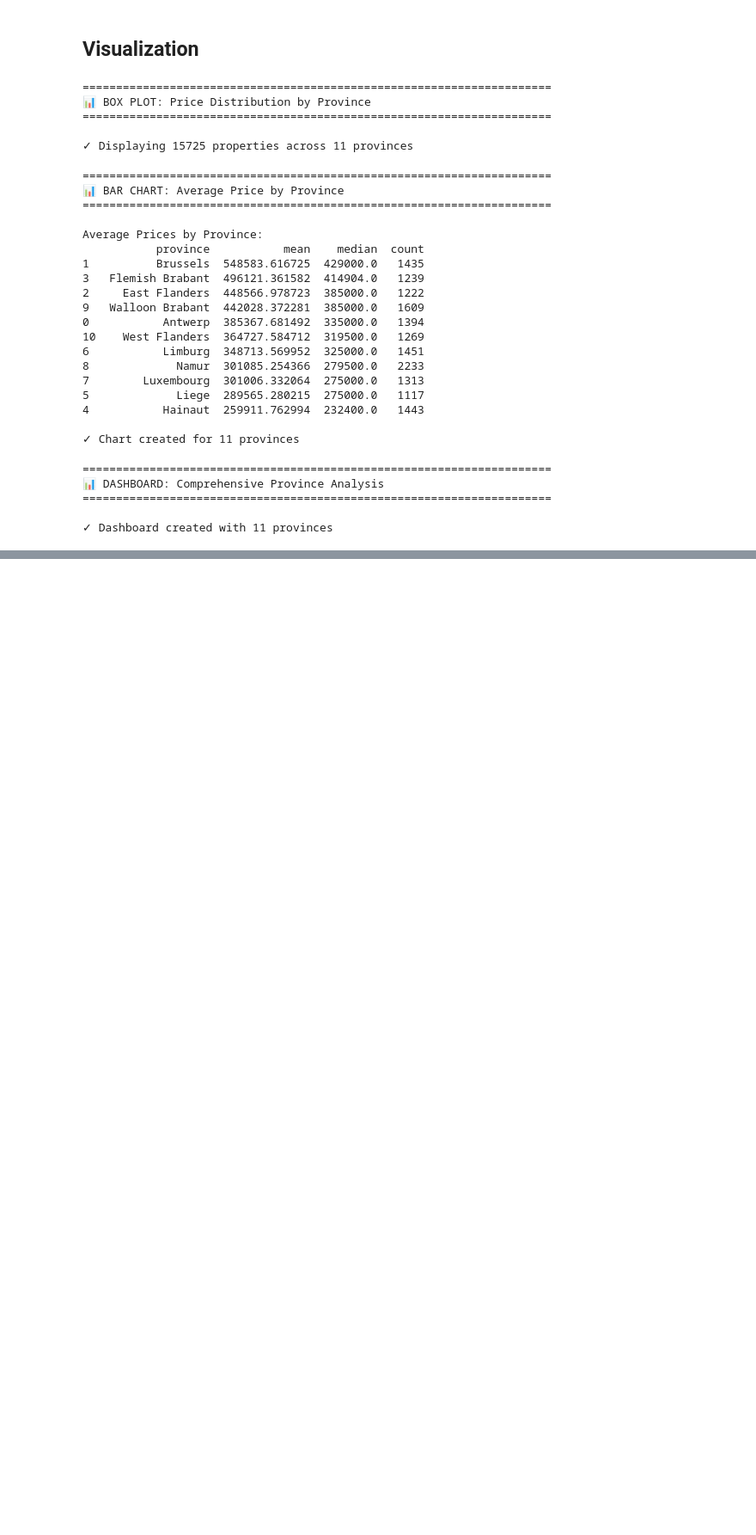
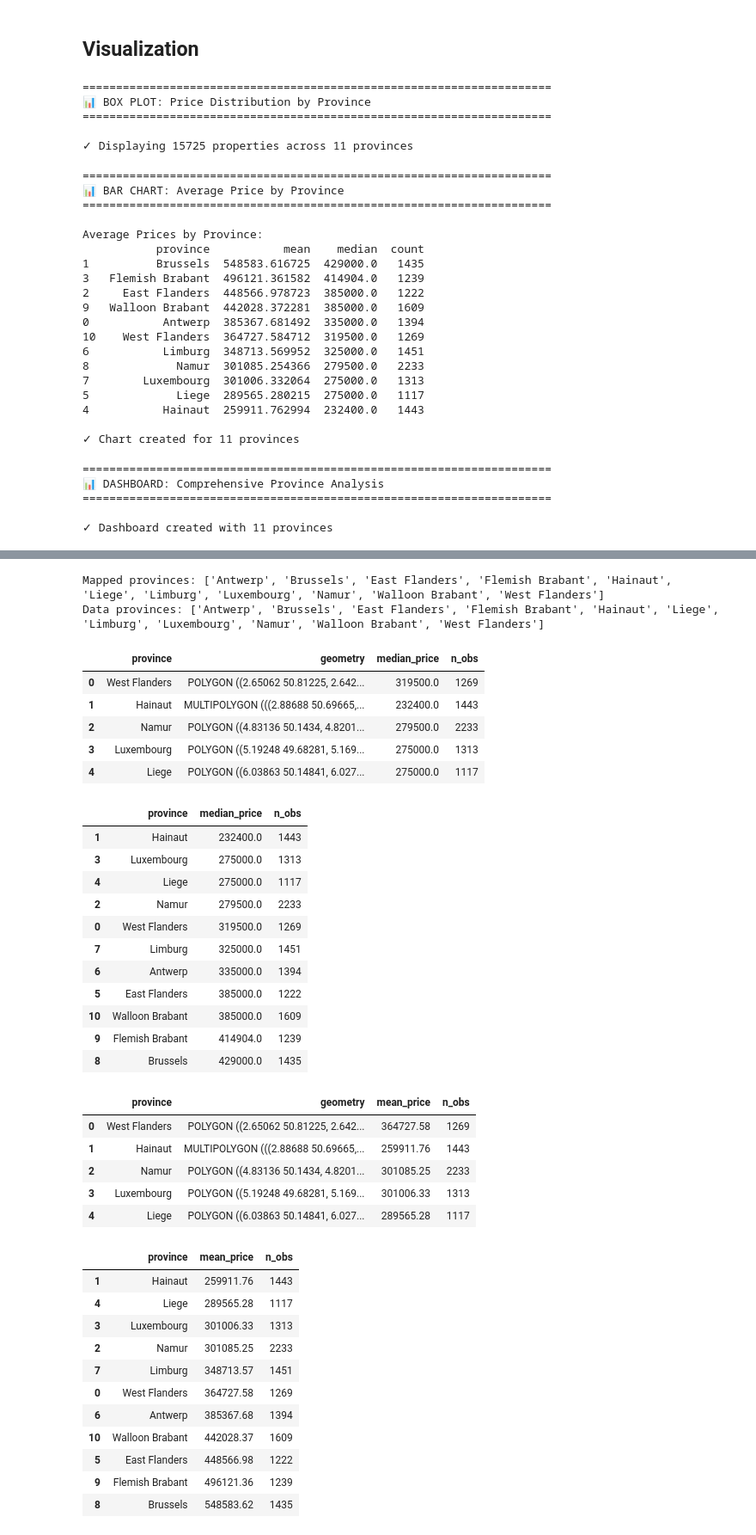
Before and after one commit to briguszmigusz/immo-eliza-data-analysis, a Jupyter notebook: analysis/astha/data_cleaning_visualization.ipynb, the cells around one changed output, grey strips where cells are left out. Shown at 86% size. Saved outputs shown, nothing was run; the diff lists cells and outputs as text; code cells hidden in the pictures; blank space fills up the shorter version.

```diff
--- a/analysis/astha/data_cleaning_visualization.ipynb
+++ b/analysis/astha/data_cleaning_visualization.ipynb
@@ -633,0 +698,75 @@ print(f"\n✓ Dashboard created with {len(stats)} provinces")
+# %%
+# Load the map and harmonise province names
+
+# Load Natural-Earth provinces in Belgium
+provinces_map = gpd.read_file(url).query("iso_a2 == 'BE'")[["name_en", "geometry"]]
+
+# Rename column to match our data
+provinces_map = provinces_map.rename(columns={"name_en": "province"})
+
+# Spelling fixes so names == province_summary
+name_fix = {
+    "Liège": "Liege",
+    "Brussels Capital": "Brussels",
+}
+provinces_map["province"] = provinces_map["province"].replace(name_fix)
+
+# Testing
+print("Mapped provinces:", sorted(provinces_map["province"].unique()))
+print("Data provinces:", sorted(province_median_summary["province"].unique()))
+# %% [output]
+Mapped provinces: ['Antwerp', 'Brussels', 'East Flanders', 'Flemish Brabant', 'Hainaut', 'Liege', 'Limburg', 'Luxembourg', 'Namur', 'Walloon Brabant', 'West Flanders']
+Data provinces: ['Antwerp', 'Brussels', 'East Flanders', 'Flemish Brabant', 'Hainaut', 'Liege', 'Limburg', 'Luxembourg', 'Namur', 'Walloon Brabant', 'West Flanders']
+# %%
+# Merge price data into the map
+
+# Left join so every province polygon gets its median price and observation count
+provinces_map_median = provinces_map.merge(province_median_summary, on="province", how="left")
+provinces_map_mean = provinces_map.merge(province_mean_summary, on="province", how="left")
+
+# Testing
+
+# Median
+display(provinces_map_median.head())
+display(provinces_map_median[["province", "median_price", "n_obs"]].sort_values("median_price"))
+
+# Mean
+display(provinces_map_mean.head())
+display(provinces_map_mean[["province", "mean_price", "n_obs"]].sort_values("mean_price"))
+# %% [output]
+|  | province | geometry | median_price | n_obs |
+| 0 | West Flanders | POLYGON ((2.65062 50.81225, 2.642... | 319500.0 | 1269 |
+| 1 | Hainaut | MULTIPOLYGON (((2.88688 50.69665,... | 232400.0 | 1443 |
+| 2 | Namur | POLYGON ((4.83136 50.1434, 4.8201... | 279500.0 | 2233 |
+| 3 | Luxembourg | POLYGON ((5.19248 49.68281, 5.169... | 275000.0 | 1313 |
+| 4 | Liege | POLYGON ((6.03863 50.14841, 6.027... | 275000.0 | 1117 |
+|  | province | median_price | n_obs |
+| 1 | Hainaut | 232400.0 | 1443 |
+| 3 | Luxembourg | 275000.0 | 1313 |
+| 4 | Liege | 275000.0 | 1117 |
+| 2 | Namur | 279500.0 | 2233 |
+| 0 | West Flanders | 319500.0 | 1269 |
+| 7 | Limburg | 325000.0 | 1451 |
+| 6 | Antwerp | 335000.0 | 1394 |
+| 5 | East Flanders | 385000.0 | 1222 |
+| 10 | Walloon Brabant | 385000.0 | 1609 |
+| 9 | Flemish Brabant | 414904.0 | 1239 |
+| 8 | Brussels | 429000.0 | 1435 |
+|  | province | geometry | mean_price | n_obs |
+| 0 | West Flanders | POLYGON ((2.65062 50.81225, 2.642... | 364727.58 | 1269 |
+| 1 | Hainaut | MULTIPOLYGON (((2.88688 50.69665,... | 259911.76 | 1443 |
+| 2 | Namur | POLYGON ((4.83136 50.1434, 4.8201... | 301085.25 | 2233 |
+| 3 | Luxembourg | POLYGON ((5.19248 49.68281, 5.169... | 301006.33 | 1313 |
+| 4 | Liege | POLYGON ((6.03863 50.14841, 6.027... | 289565.28 | 1117 |
+|  | province | mean_price | n_obs |
+| 1 | Hainaut | 259911.76 | 1443 |
+| 4 | Liege | 289565.28 | 1117 |
+| 3 | Luxembourg | 301006.33 | 1313 |
+| 2 | Namur | 301085.25 | 2233 |
+| 7 | Limburg | 348713.57 | 1451 |
+| 0 | West Flanders | 364727.58 | 1269 |
+| 6 | Antwerp | 385367.68 | 1394 |
+| 10 | Walloon Brabant | 442028.37 | 1609 |
+| 5 | East Flanders | 448566.98 | 1222 |
+| 9 | Flemish Brabant | 496121.36 | 1239 |
+| 8 | Brussels | 548583.62 | 1435 |
```
Also changed, not shown: parts of 6 cells of this notebook.
